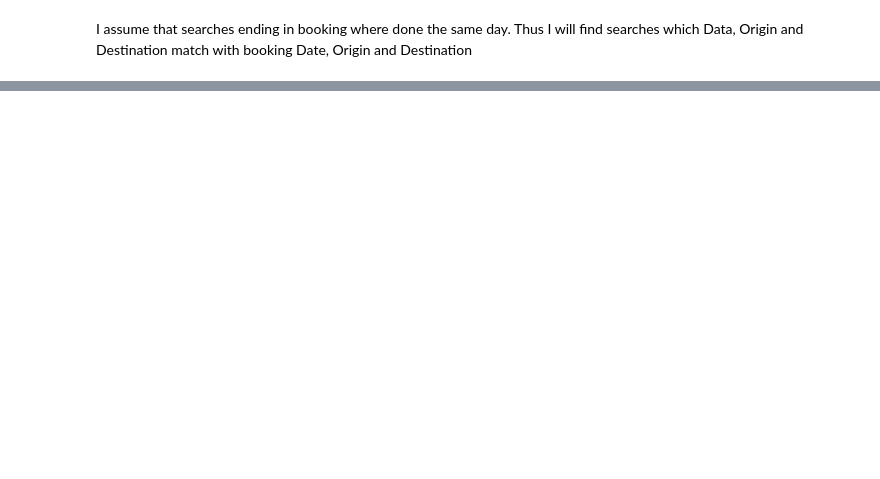
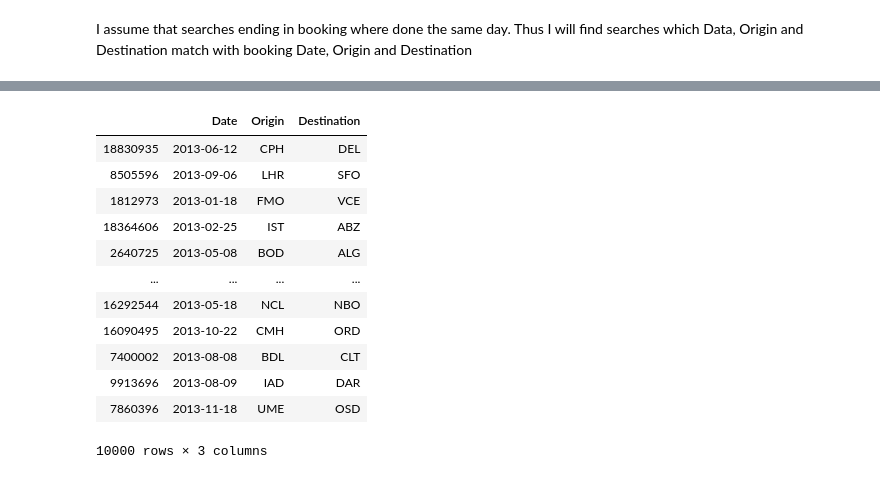
Before and after one commit to angelrps/MasterDataScience, a Jupyter notebook: 200111_DataScienceChallenge/Amadeus_Challenge_Test.ipynb, the cells around one changed output, grey strips where cells are left out. Cells and saved outputs as stored; diff of their text form; code cells hidden in the pictures; blank space fills up the shorter version.

```diff
--- a/200111_DataScienceChallenge/Amadeus_Challenge_Test.ipynb
+++ b/200111_DataScienceChallenge/Amadeus_Challenge_Test.ipynb
@@ -260,0 +233,18 @@ n.head(20)
+# %%
+dfsearches4 = dfsearches[['Date', 'Origin', 'Destination']]
+dfsearchesSample = dfsearches4.sample(10000)
+dfsearchesSample
+# %% [output]
+|  | Date | Origin | Destination |
+| 18830935 | 2013-06-12 | CPH | DEL |
+| 8505596 | 2013-09-06 | LHR | SFO |
+| 1812973 | 2013-01-18 | FMO | VCE |
+| 18364606 | 2013-02-25 | IST | ABZ |
+| 2640725 | 2013-05-08 | BOD | ALG |
+| ... | ... | ... | ... |
+| 16292544 | 2013-05-18 | NCL | NBO |
+| 16090495 | 2013-10-22 | CMH | ORD |
+| 7400002 | 2013-08-08 | BDL | CLT |
+| 9913696 | 2013-08-09 | IAD | DAR |
+| 7860396 | 2013-11-18 | UME | OSD |
+10000 rows × 3 columns
```
Also changed, not shown: parts of 22 cells of this notebook.
